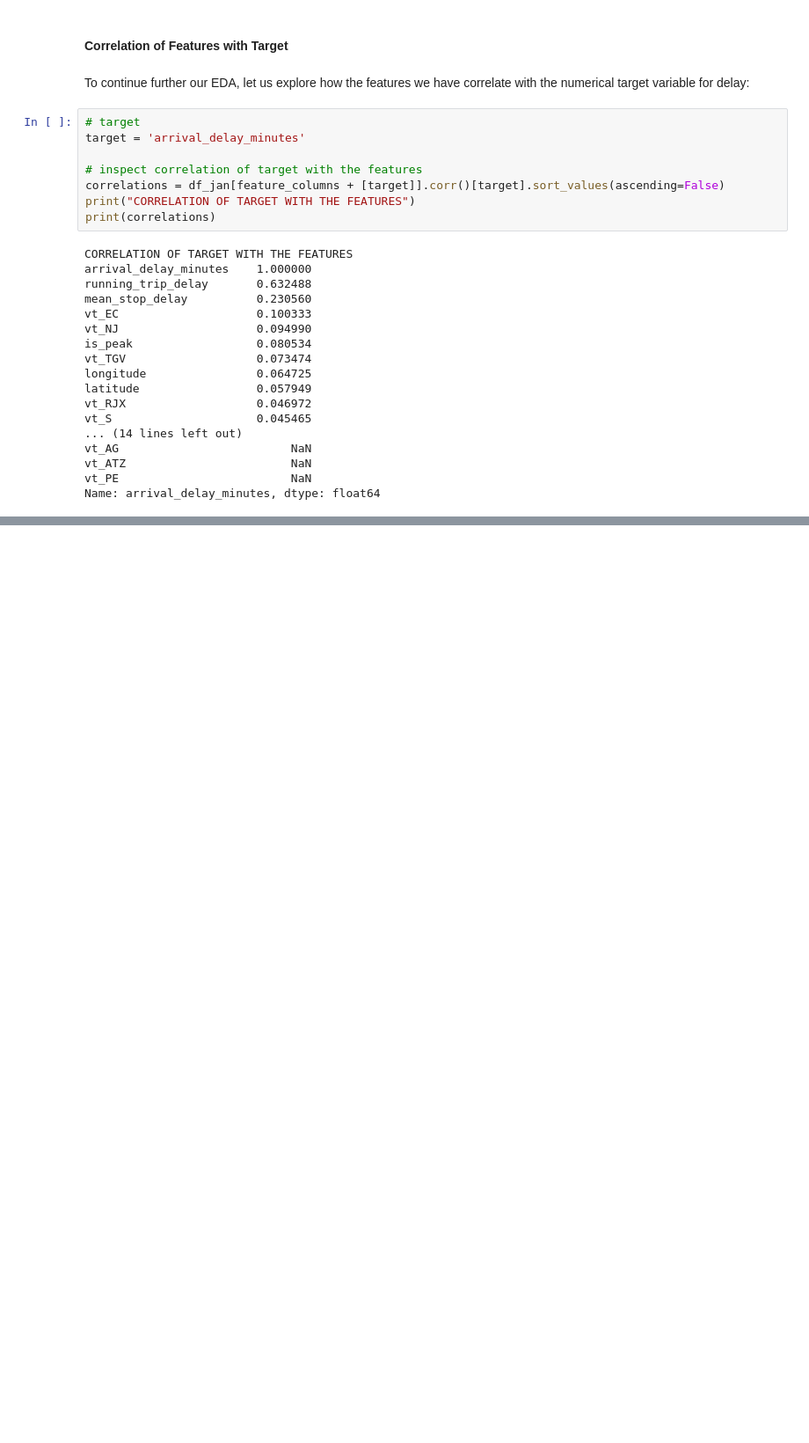
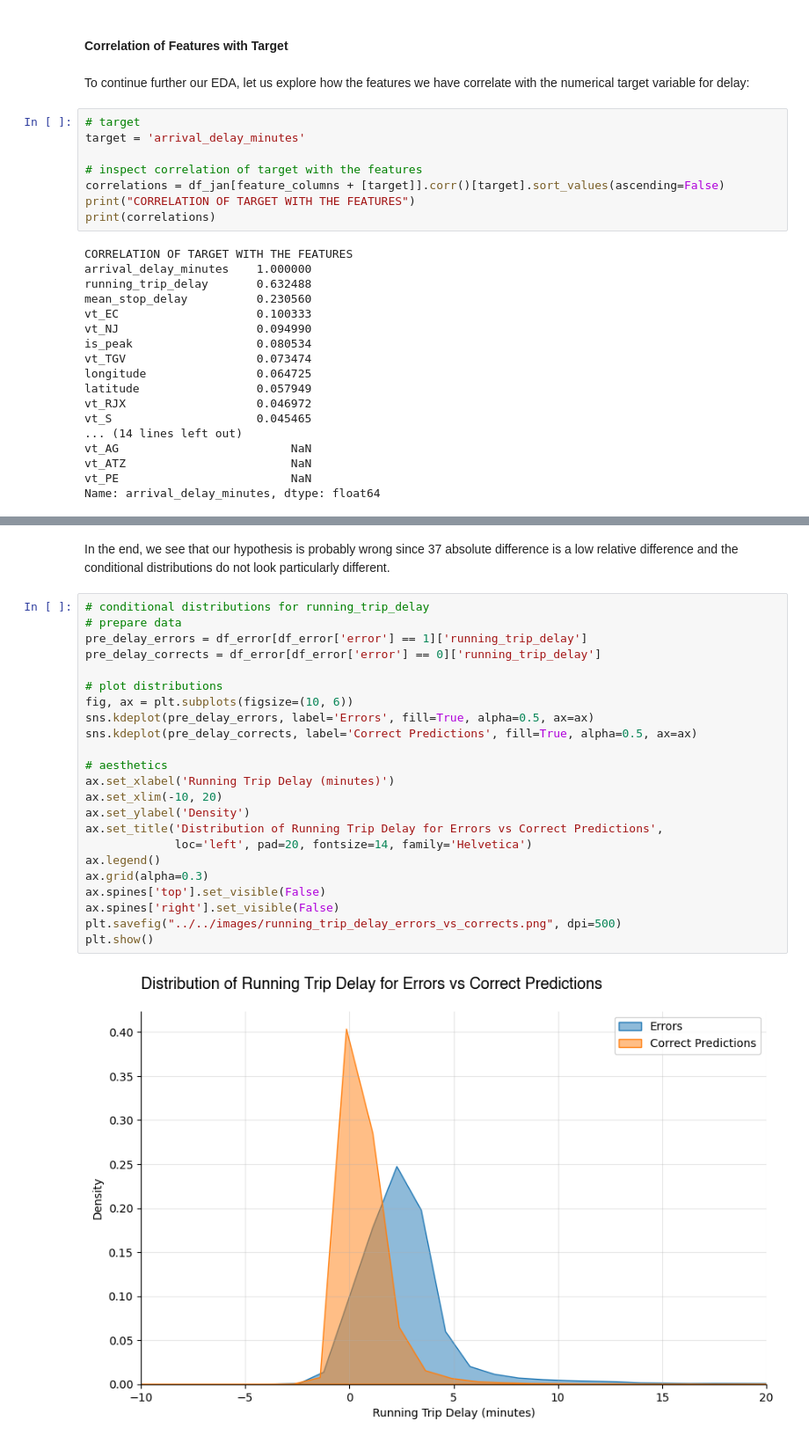
Before and after one commit to YVYX04/Swiss_Train_ML, a Jupyter notebook: notebooks/models/baseline_models_v1.ipynb, the cells around one changed output, grey strips where cells are left out. Shown at 88% size. Saved outputs shown, nothing was run; the diff lists cells and outputs as text; blank space fills up the shorter version.

```diff
--- a/notebooks/models/baseline_models_v1.ipynb
+++ b/notebooks/models/baseline_models_v1.ipynb
@@ -423,0 +855,27 @@ However, as expected, the congestion features are the ones who cary the highest
+# %% [markdown]
+In the end, we see that our hypothesis is probably wrong since 37 absolute difference is a low relative difference and the conditional distributions do not look particularly different.
+# %%
+# conditional distributions for running_trip_delay
+# prepare data
+pre_delay_errors = df_error[df_error['error'] == 1]['running_trip_delay']
+pre_delay_corrects = df_error[df_error['error'] == 0]['running_trip_delay']
+
+# plot distributions
+fig, ax = plt.subplots(figsize=(10, 6))
+sns.kdeplot(pre_delay_errors, label='Errors', fill=True, alpha=0.5, ax=ax)
+sns.kdeplot(pre_delay_corrects, label='Correct Predictions', fill=True, alpha=0.5, ax=ax)
+
+# aesthetics
+ax.set_xlabel('Running Trip Delay (minutes)')
+ax.set_xlim(-10, 20)
+ax.set_ylabel('Density')
+ax.set_title('Distribution of Running Trip Delay for Errors vs Correct Predictions',
+             loc='left', pad=20, fontsize=14, family='Helvetica')
+ax.legend()
+ax.grid(alpha=0.3)
+ax.spines['top'].set_visible(False)
+ax.spines['right'].set_visible(False)
+plt.savefig("../../images/running_trip_delay_errors_vs_corrects.png", dpi=500)
+plt.show()
+# %% [output]
+[figure, added]
```
Also changed, not shown: parts of 61 cells of this notebook.
